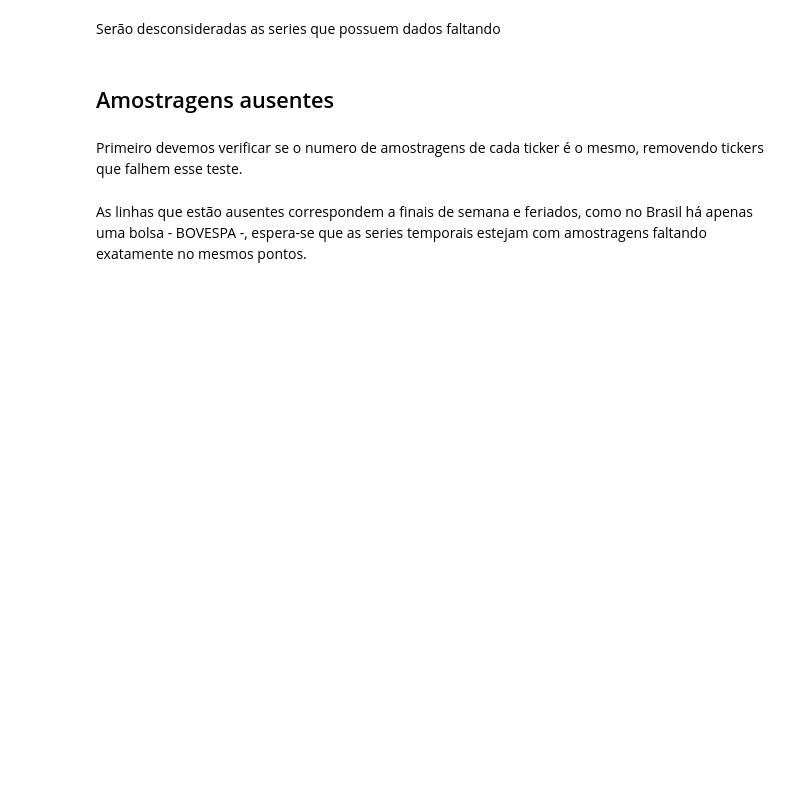
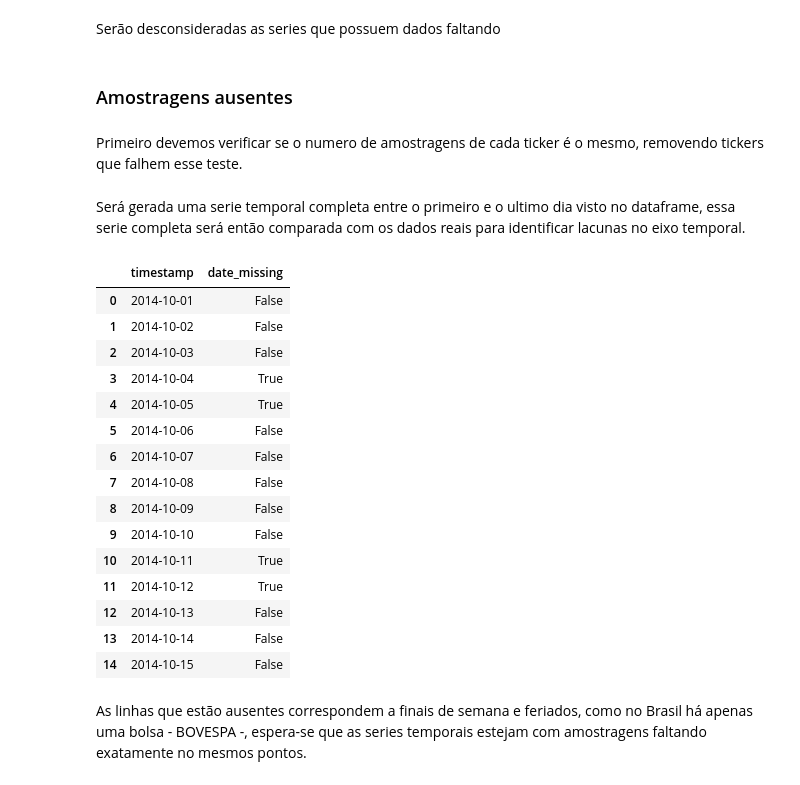
Before and after one commit to V-in/stock-forecasting, a Jupyter notebook: stock_forecasting.ipynb, the cells around one changed output. Saved outputs shown, nothing was run; the diff lists cells and outputs as text; code cells hidden in the pictures; blank space fills up the shorter version.

```diff
--- a/stock_forecasting.ipynb
+++ b/stock_forecasting.ipynb
@@ -113,7 +171,7 @@ Serão desconsideradas as series que possuem dados faltando
 # %%
 df = df[~df["ticker"].isin(bad_tickers)]
 # %% [markdown]
-## Amostragens ausentes
+### Amostragens ausentes
 # %% [markdown]
 Primeiro devemos verificar se o numero de amostragens de cada ticker é o mesmo, removendo tickers que falhem esse teste.
 # %%
@@ -121,3 +179,5 @@ freq = df["ticker"].value_counts()
 bad_tickers = freq[freq.lt(freq.max())].index.values
 
 df = df[~df["ticker"].isin(bad_tickers)]
+# %% [markdown]
+Será gerada uma serie temporal completa entre o primeiro e o ultimo dia visto no dataframe, essa serie completa será então comparada com os dados reais para identificar lacunas no eixo temporal.
@@ -124,2 +187,21 @@ df = df[~df["ticker"].isin(bad_tickers)]
+# %%
+missing_series.head(15)
+# %% [output]
+|  | timestamp | date_missing |
+| 0 | 2014-10-01 | False |
+| 1 | 2014-10-02 | False |
+| 2 | 2014-10-03 | False |
+| 3 | 2014-10-04 | True |
+| 4 | 2014-10-05 | True |
+| 5 | 2014-10-06 | False |
+| 6 | 2014-10-07 | False |
+| 7 | 2014-10-08 | False |
+| 8 | 2014-10-09 | False |
+| 9 | 2014-10-10 | False |
+| 10 | 2014-10-11 | True |
+| 11 | 2014-10-12 | True |
+| 12 | 2014-10-13 | False |
+| 13 | 2014-10-14 | False |
+| 14 | 2014-10-15 | False |
 # %% [markdown]
 As linhas que estão ausentes correspondem a finais de semana e feriados, como no Brasil há apenas uma bolsa - BOVESPA -, espera-se que as series temporais estejam com amostragens faltando exatamente no mesmos pontos.
```
Also changed, not shown: parts of 30 cells of this notebook, 4 other files.
